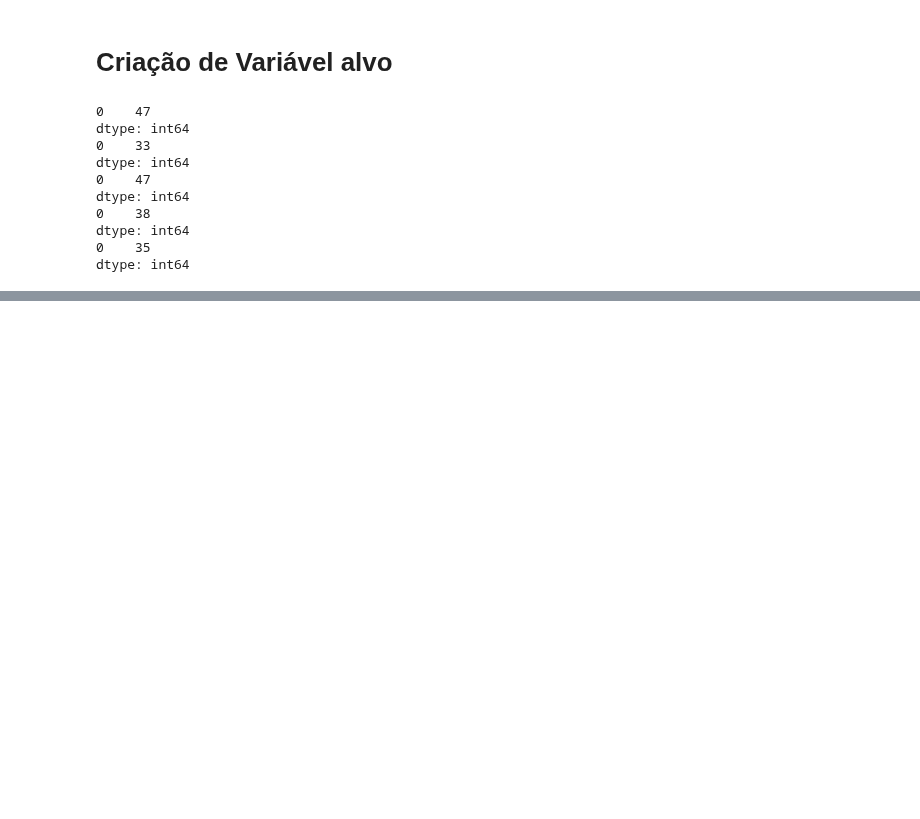
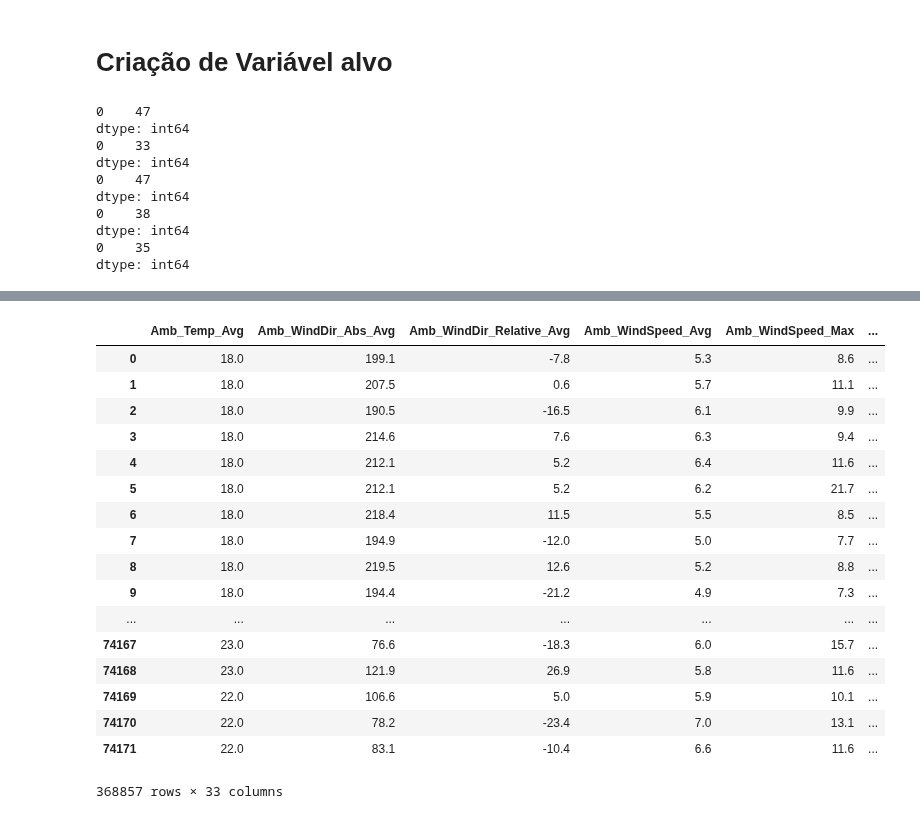
Before and after one commit to RicardoJPedro82/wmillfailprev, a Jupyter notebook: notebooks/Data_prep_clean.ipynb, the cells around one changed output, grey strips where cells are left out. Cells and saved outputs as stored; diff of their text form; code cells hidden in the pictures; blank space fills up the shorter version.

```diff
--- a/notebooks/Data_prep_clean.ipynb
+++ b/notebooks/Data_prep_clean.ipynb
@@ -155,0 +199,6 @@ comp_df_list[4]
+# %%
+for df in range(len(comp_df_list)):
+    print(f'A actualizar dataframe {df+1} de {len(comp_df_list)}')
+#     for col in feat_drop_list:
+#         print(f'A apagar a coluna {col}')
+    comp_df_list[df] = comp_df_list[df].drop(columns=feat_drop_list[df])
@@ -155,0 +211,3 @@ comp_df_list[4]
+# %%
+for i in comp_df_list:
+    print(i.shape)
@@ -155,0 +220,3 @@ comp_df_list[4]
+# %%
+for i in comp_df_list:
+    print(i.keys())
@@ -155,0 +243,8 @@ comp_df_list[4]
+# %%
+# Preparar a lista de X_train
+df_train = [0, 0, 0, 0, 0]
+df_test = [0, 0, 0, 0, 0]
+
+for i in range(len(comp_df_list)):
+    df_train[i] = dprep.prepare_train_df(comp_df_list[i])
+    df_test[i] = dprep.prepare_test_df(comp_df_list[i])
@@ -155,0 +266,21 @@ comp_df_list[4]
+# %%
+df_train[0]
+# %% [output]
+|  | Amb_Temp_Avg | Amb_WindDir_Abs_Avg | Amb_WindDir_Relative_Avg | Amb_WindSpeed_Avg | Amb_WindSpeed_Max | ... |
+| 0 | 18.0 | 199.1 | -7.8 | 5.3 | 8.6 | ... |
+| 1 | 18.0 | 207.5 | 0.6 | 5.7 | 11.1 | ... |
+| 2 | 18.0 | 190.5 | -16.5 | 6.1 | 9.9 | ... |
+| 3 | 18.0 | 214.6 | 7.6 | 6.3 | 9.4 | ... |
+| 4 | 18.0 | 212.1 | 5.2 | 6.4 | 11.6 | ... |
+| 5 | 18.0 | 212.1 | 5.2 | 6.2 | 21.7 | ... |
+| 6 | 18.0 | 218.4 | 11.5 | 5.5 | 8.5 | ... |
+| 7 | 18.0 | 194.9 | -12.0 | 5.0 | 7.7 | ... |
+| 8 | 18.0 | 219.5 | 12.6 | 5.2 | 8.8 | ... |
+| 9 | 18.0 | 194.4 | -21.2 | 4.9 | 7.3 | ... |
+| ... | ... | ... | ... | ... | ... | ... |
+| 74167 | 23.0 | 76.6 | -18.3 | 6.0 | 15.7 | ... |
+| 74168 | 23.0 | 121.9 | 26.9 | 5.8 | 11.6 | ... |
+| 74169 | 22.0 | 106.6 | 5.0 | 5.9 | 10.1 | ... |
+| 74170 | 22.0 | 78.2 | -23.4 | 7.0 | 13.1 | ... |
+| 74171 | 22.0 | 83.1 | -10.4 | 6.6 | 11.6 | ... |
+368857 rows × 33 columns
```
Also changed, not shown: parts of 22 cells of this notebook, 1 other file.
